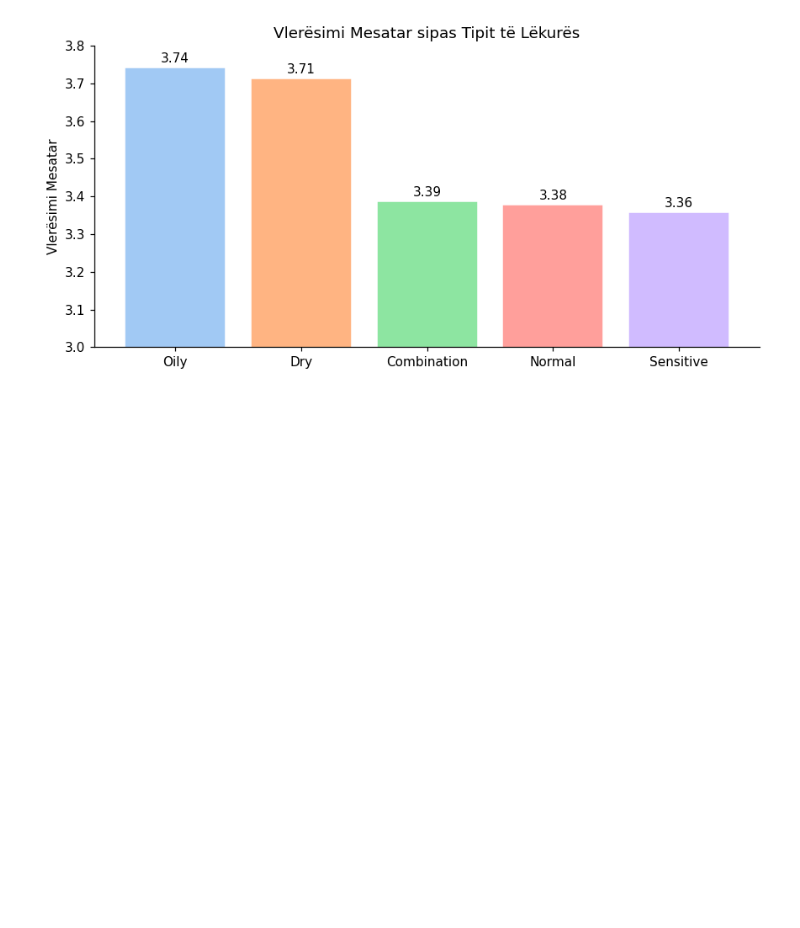
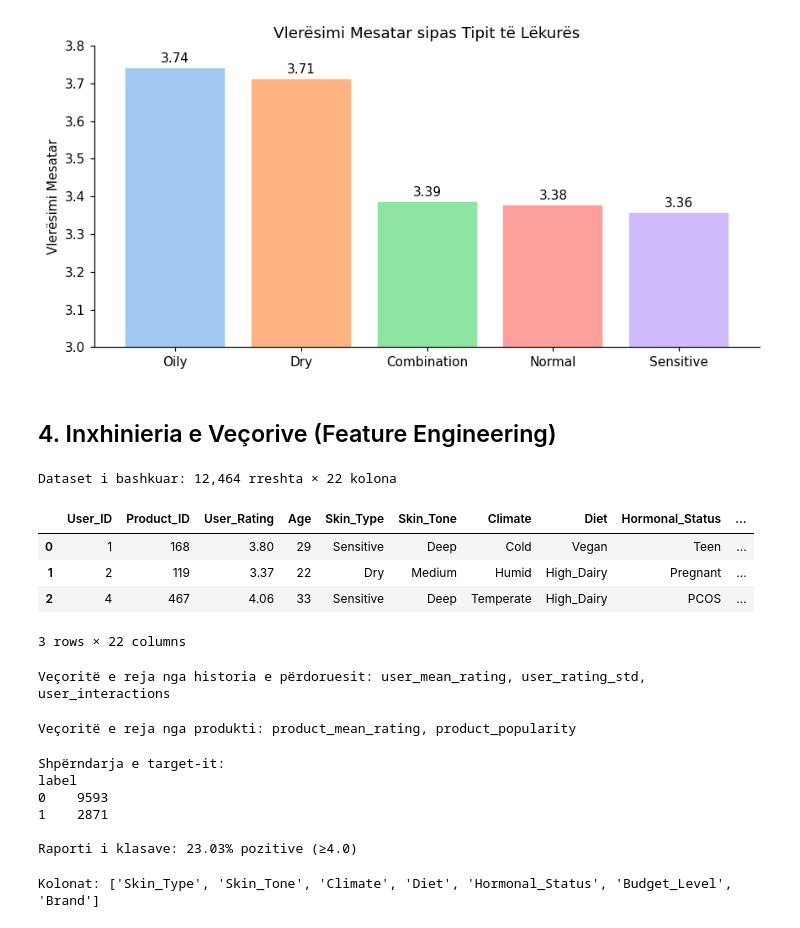
Before and after one commit to Sara587979/AI-Skincare-Personalization, a Jupyter notebook: skincare_ml.ipynb, the cells around one changed output. Saved outputs shown, nothing was run; the diff lists cells and outputs as text; code cells hidden in the pictures; blank space fills up the shorter version.

Commit message:
prepare features and target for classification

```diff
--- a/skincare_ml.ipynb
+++ b/skincare_ml.ipynb
@@ -336,5 +336,82 @@ plt.tight_layout()
 plt.show()
 # %% [output]
 [figure]
+# %% [markdown]
+## 4. Inxhinieria e Veçorive (Feature Engineering)
 # %%
-## 4. Inxhinieria e Veçorive (Feature Engineering)
+# Bashkojmë tabelat
+df = interactions.merge(users, on='User_ID')
+
+df = df.merge(
+    products[['Product_ID', 'Brand', 'Price']],
+    on='Product_ID'
+)
+
+df = df.merge(ing_df, on='Product_ID')
+
+print(f"Dataset i bashkuar: {df.shape[0]:,} rreshta × {df.shape[1]} kolona")
+
+display(df.head(3))
+# %% [output]
+Dataset i bashkuar: 12,464 rreshta × 22 kolona
+|  | User_ID | Product_ID | User_Rating | Age | Skin_Type | Skin_Tone | Climate | Diet | Hormonal_Status | ... |
+| 0 | 1 | 168 | 3.80 | 29 | Sensitive | Deep | Cold | Vegan | Teen | ... |
+| 1 | 2 | 119 | 3.37 | 22 | Dry | Medium | Humid | High_Dairy | Pregnant | ... |
+| 2 | 4 | 467 | 4.06 | 33 | Sensitive | Deep | Temperate | High_Dairy | PCOS | ... |
+3 rows × 22 columns
+# %%
+# Veçori bazuar në historinë e vlerësimeve të çdo përdoruesi
+user_stats = interactions.groupby('User_ID')['User_Rating'].agg(
+    user_mean_rating='mean',
+    user_rating_std='std',
+    user_interactions='count'
+).reset_index()
+
+# Nëse përdoruesi ka vetëm 1 vlerësim, devijimi standard është NaN → e zëvendësojmë me 0
+user_stats['user_rating_std'] = user_stats['user_rating_std'].fillna(0)
+
+df = df.merge(user_stats, on='User_ID')
+print("Veçoritë e reja nga historia e përdoruesit: user_mean_rating, user_rating_std, user_interactions")
+# %% [output]
+Veçoritë e reja nga historia e përdoruesit: user_mean_rating, user_rating_std, user_interactions
+# %%
+# Veçori bazuar në popullaritetin dhe vlerësimin mesatar të çdo produkti
+product_stats = interactions.groupby('Product_ID')['User_Rating'].agg(
+    product_mean_rating='mean',
+    product_popularity='count'
+).reset_index()
+
+df = df.merge(product_stats, on='Product_ID')
+print("Veçoritë e reja nga produkti: product_mean_rating, product_popularity")
+# %% [output]
+Veçoritë e reja nga produkti: product_mean_rating, product_popularity
+# %%
+# Krijojmë target variable (etiketa):
+# Vlerësim ≥ 4.0 → produkt i mirë (1), ndryshe → i keq (0)
+df['label'] = (df['User_Rating'] >= 4.0).astype(int)
+
+print("Shpërndarja e target-it:")
+print(df['label'].value_counts().to_string())
+print(f"\nRaporti i klasave: {df['label'].mean():.2%} pozitive (≥4.0)")
+# %% [output]
+Shpërndarja e target-it:
+label
+0    9593
+1    2871
+
+Raporti i klasave: 23.03% pozitive (≥4.0)
+# %%
+# Kodojmë variablat kategorike me Label Encoding
+# (konvertojmë tekst → numër, sepse modelet ML punojnë vetëm me numra)
+cat_cols = ['Skin_Type', 'Skin_Tone', 'Climate', 'Diet', 'Hormonal_Status', 'Budget_Level', 'Brand']
+encoders = {}
+
+df_ml = df.copy()
+for col in cat_cols:
+    le = LabelEncoder()
+    df_ml[col] = le.fit_transform(df_ml[col])
+    encoders[col] = le  # ruajmë encoder-in për t'u përdorur më vonë
+
+print("Kolonat:", cat_cols)
+# %% [output]
+Kolonat: ['Skin_Type', 'Skin_Tone', 'Climate', 'Diet', 'Hormonal_Status', 'Budget_Level', 'Brand']
```
Also changed, not shown: parts of 1 cell of this notebook.
